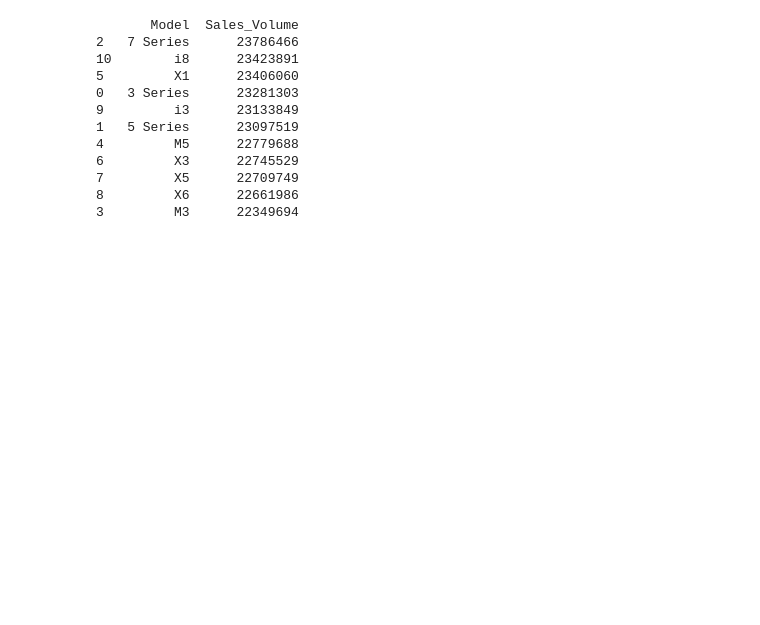
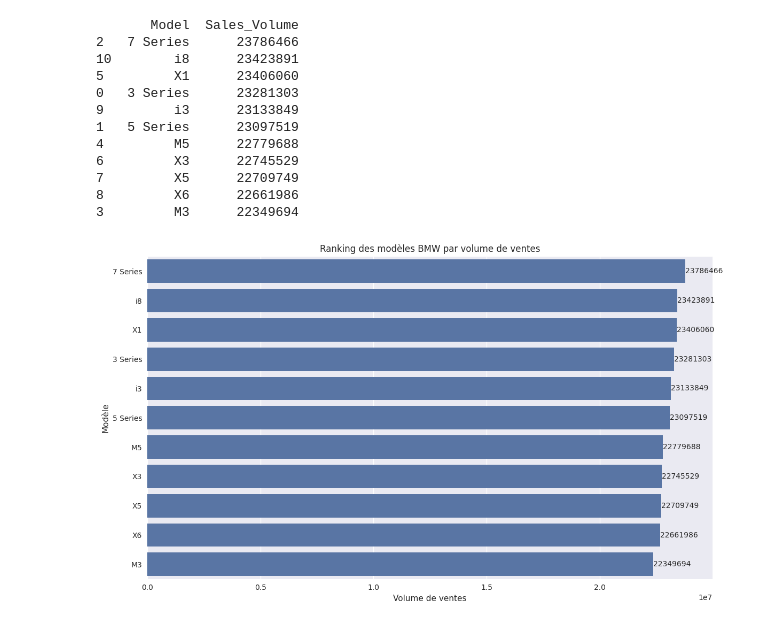
Before and after one commit to Nandaak96/BMW-Worldwide-Sales-Records-2010-2024-, a Jupyter notebook: Traitrement.ipynb, the cells around one changed output. Cells and saved outputs as stored; diff of their text form; code cells hidden in the pictures; blank space fills up the shorter version.

Commit message:
Traduction, Ajout overview, MAJ KPIs

```diff
--- a/Traitrement.ipynb
+++ b/Traitrement.ipynb
@@ -129,0 +184,6 @@ Sales_Classification — 2 valeurs uniques
+# %%
+# Application traductions de modalités
+df = df.replace(value_maps)
+
+# Application traductions de variables
+df = df.rename(columns=rename_map)
@@ -163,12 +269,12 @@ plt.tight_layout(); plt.show()
 # %% [output]
 [figure]
 # %%
-# Ranking des modèle selon les ventes
+# Ranking des modèles selon les ventes
 top_models=(
-    df.groupby('Model')['Sales_Volume']
+    df.groupby('Modèle')['Volume de ventes']
       .sum()
       .reset_index()
-      .sort_values('Sales_Volume', ascending=False)
+      .sort_values('Volume de ventes', ascending=False)
 )
 
 print(top_models)
@@ -185,3 +291,17 @@ print(top_models)
 7         X5      22709749
 8         X6      22661986
 3         M3      22349694
+# %%
+plt.figure(figsize=(12, 7))
+ax = sns.barplot(data=top_models, y='Modèle', x='Volume de ventes')
+
+for container in ax.containers:
+    ax.bar_label(container, fmt='%.0f', label_type='edge', fontsize=10, color='black')
+
+plt.title("Ranking des modèles BMW par volume de ventes")
+plt.xlabel("Volume de ventes")
+plt.ylabel("Modèle")
+plt.tight_layout()
+plt.show()
+# %% [output]
+[figure, added]
```
Also changed, not shown: parts of 8 cells of this notebook.
